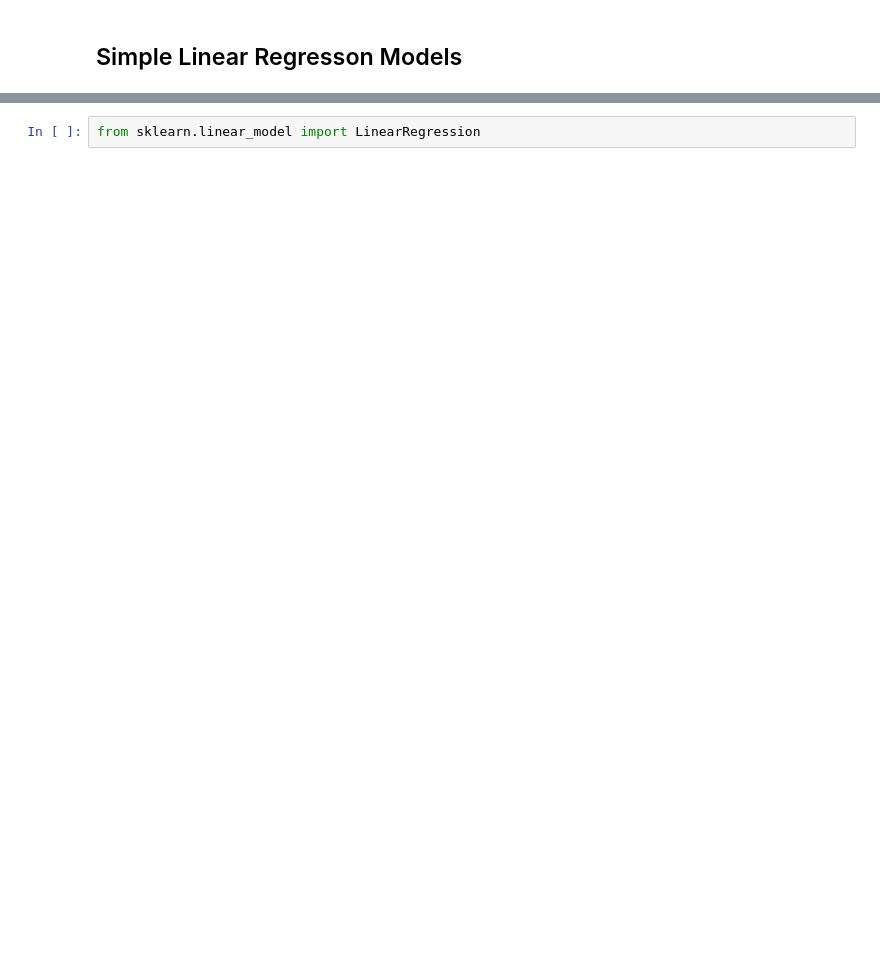
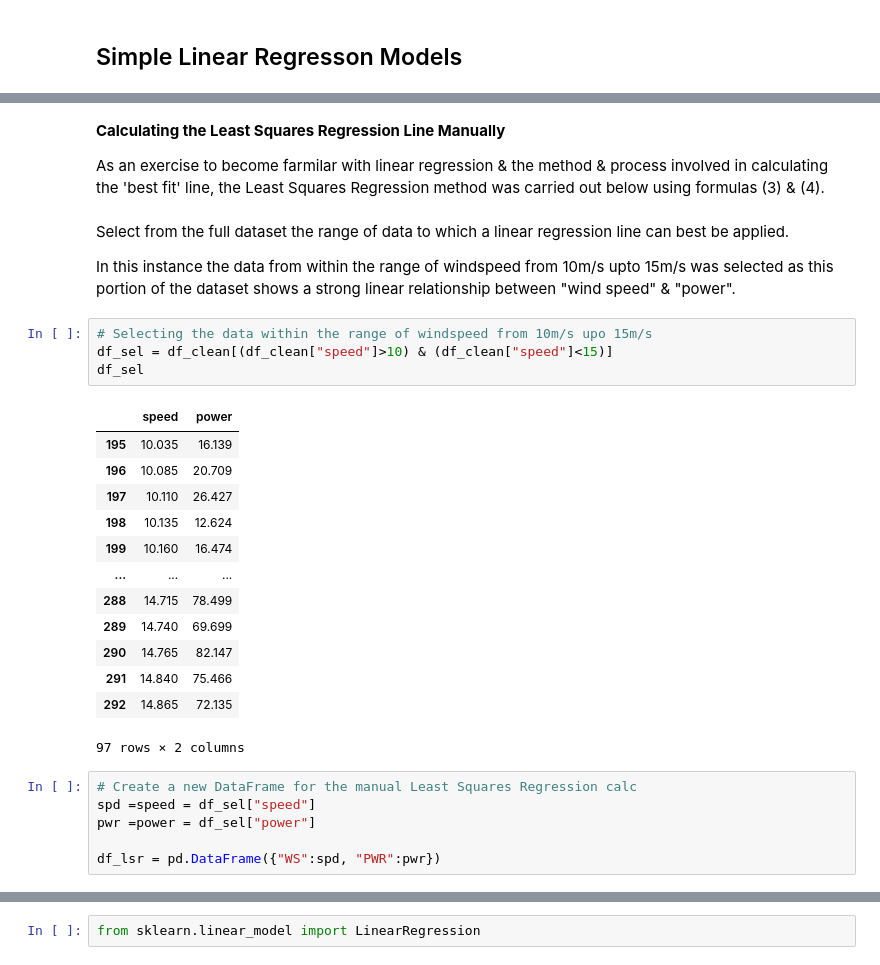
Before and after one commit to PaulSweeney89/FDA-Project2020, a Jupyter notebook: windpower.ipynb, the cells around one changed output, grey strips where cells are left out. Drawn from its saved outputs; the diff is of its cells as text; blank space fills up the shorter version.

```diff
--- a/windpower.ipynb
+++ b/windpower.ipynb
@@ -401,0 +447,32 @@ It can be seen that the 4P-Logistic Function provides a very good continous curv
+# %% [markdown]
+**Calculating the Least Squares Regression Line Manually**
+
+As an exercise to become farmilar with linear regression & the method & process involved in calculating the 'best fit' line,  the Least Squares Regression method was carried out below using formulas (3) & (4).
+# %% [markdown]
+Select from the full dataset the range of data to which a linear regression line can best be applied.
+
+In this instance the data from within the range of windspeed from 10m/s upto 15m/s was selected as this portion of the dataset shows a strong linear relationship between "wind speed" & "power".
+# %%
+# Selecting the data within the range of windspeed from 10m/s upo 15m/s
+df_sel = df_clean[(df_clean["speed"]>10) & (df_clean["speed"]<15)]
+df_sel
+# %% [output]
+|  | speed | power |
+| 195 | 10.035 | 16.139 |
+| 196 | 10.085 | 20.709 |
+| 197 | 10.110 | 26.427 |
+| 198 | 10.135 | 12.624 |
+| 199 | 10.160 | 16.474 |
+| ... | ... | ... |
+| 288 | 14.715 | 78.499 |
+| 289 | 14.740 | 69.699 |
+| 290 | 14.765 | 82.147 |
+| 291 | 14.840 | 75.466 |
+| 292 | 14.865 | 72.135 |
+97 rows × 2 columns
+# %%
+# Create a new DataFrame for the manual Least Squares Regression calc
+spd =speed = df_sel["speed"]
+pwr =power = df_sel["power"]
+
+df_lsr = pd.DataFrame({"WS":spd, "PWR":pwr})
```
Also changed, not shown: parts of 30 cells of this notebook.
